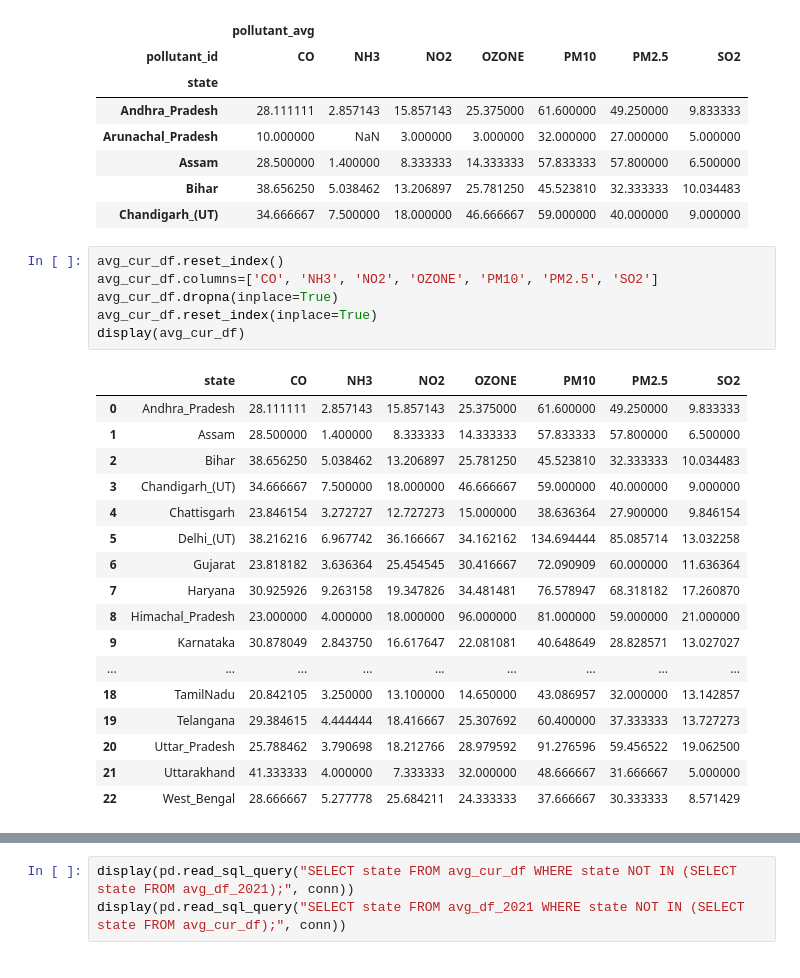
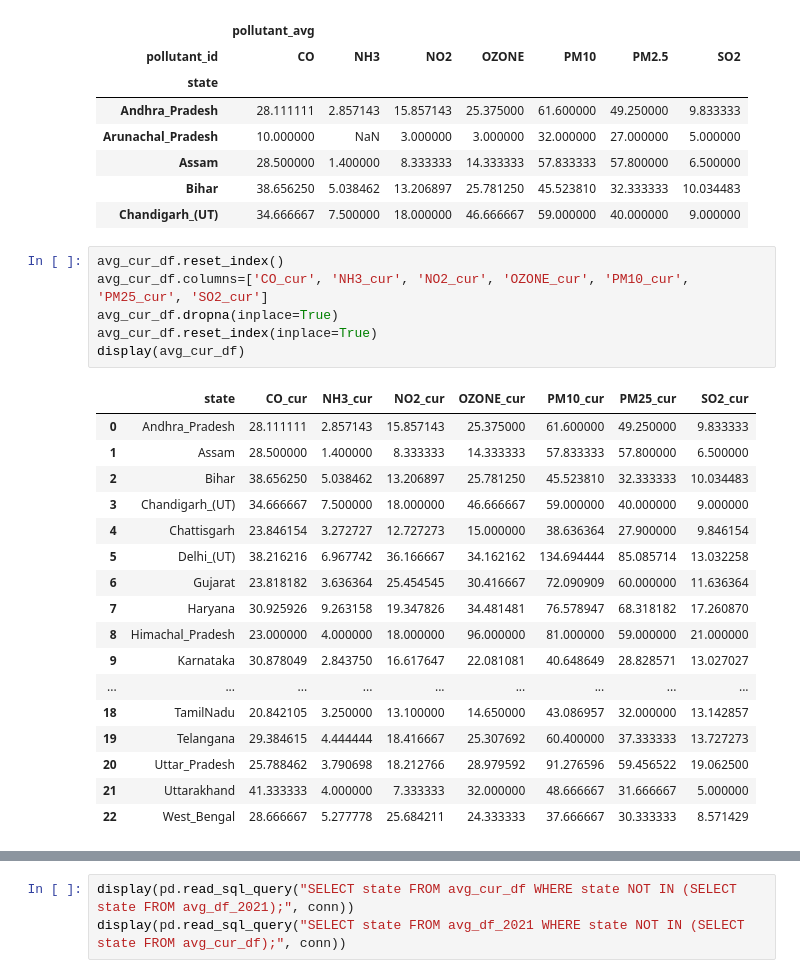
Before and after one commit to latheeshpoondla/Project, a Jupyter notebook: DSProject.ipynb, the cells around one changed output, grey strips where cells are left out. Drawn from its saved outputs; the diff is of its cells as text.

```diff
--- a/DSProject.ipynb
+++ b/DSProject.ipynb
@@ -453,12 +468,12 @@ display(avg_cur_df.head())
 | Chandigarh_(UT) | 34.666667 | 7.500000 | 18.000000 | 46.666667 | 59.000000 | 40.000000 | 9.000000 |
 # %%
 avg_cur_df.reset_index()
-avg_cur_df.columns=['CO', 'NH3', 'NO2', 'OZONE', 'PM10', 'PM2.5', 'SO2']
+avg_cur_df.columns=['CO_cur', 'NH3_cur', 'NO2_cur', 'OZONE_cur', 'PM10_cur', 'PM25_cur', 'SO2_cur']
 avg_cur_df.dropna(inplace=True)
 avg_cur_df.reset_index(inplace=True)
 display(avg_cur_df)
 # %% [output]
-|  | state | CO | NH3 | NO2 | OZONE | PM10 | PM2.5 | SO2 |
+|  | state | CO_cur | NH3_cur | NO2_cur | OZONE_cur | PM10_cur | PM25_cur | SO2_cur |
 | 0 | Andhra_Pradesh | 28.111111 | 2.857143 | 15.857143 | 25.375000 | 61.600000 | 49.250000 | 9.833333 |
 | 1 | Assam | 28.500000 | 1.400000 | 8.333333 | 14.333333 | 57.833333 | 57.800000 | 6.500000 |
 | 2 | Bihar | 38.656250 | 5.038462 | 13.206897 | 25.781250 | 45.523810 | 32.333333 | 10.034483 |
```
Also changed, not shown: parts of 22 cells of this notebook, 1 other file.
